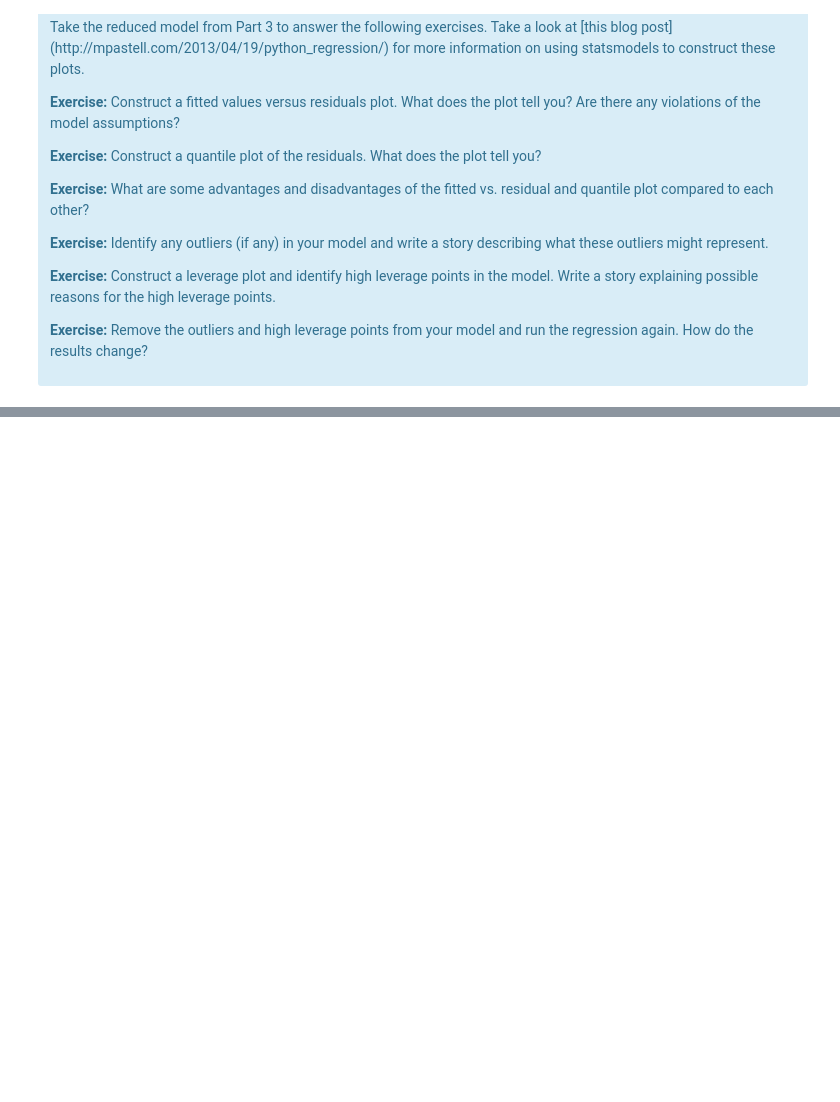
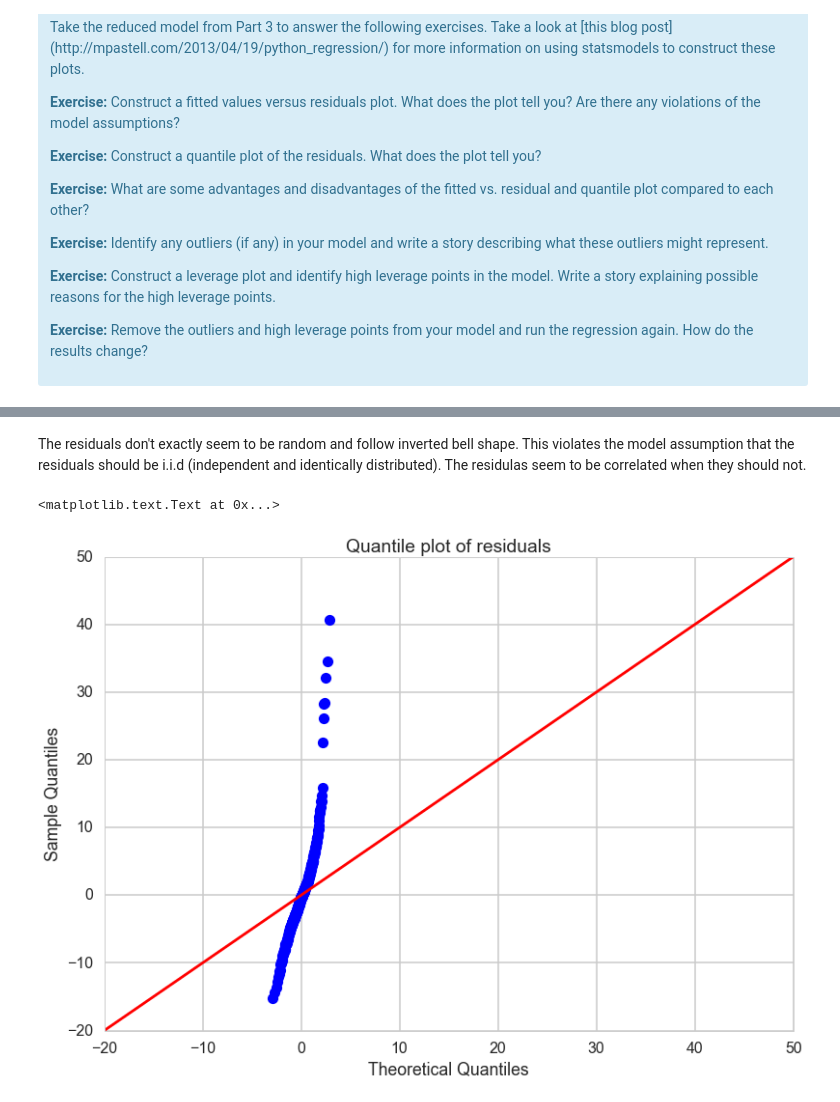
Before and after one commit to mariannetsr/springboard-1, a Jupyter notebook: linear_regression/Mini_Project_Linear_Regression.ipynb, the cells around one changed output, grey strips where cells are left out. Saved outputs shown, nothing was run; the diff lists cells and outputs as text; code cells hidden in the pictures; blank space fills up the shorter version.

```diff
--- a/linear_regression/Mini_Project_Linear_Regression.ipynb
+++ b/linear_regression/Mini_Project_Linear_Regression.ipynb
@@ -889,0 +1049,9 @@ There are some other issues that are important investigate with linear regressio
+# %% [markdown]
+The residuals don't exactly seem to be random and follow inverted bell shape. This violates the model assumption that the residuals should be i.i.d (independent and identically distributed). The residulas seem to be correlated when they should not.
+# %%
+import statsmodels.api as statsmod
+statsmod.qqplot(fitted.resid, line='45')
+plt.title("Quantile plot of residuals")
+# %% [output]
+<matplotlib.text.Text at 0x...>
+[figure, added]
```
Also changed, not shown: parts of 47 cells of this notebook.
